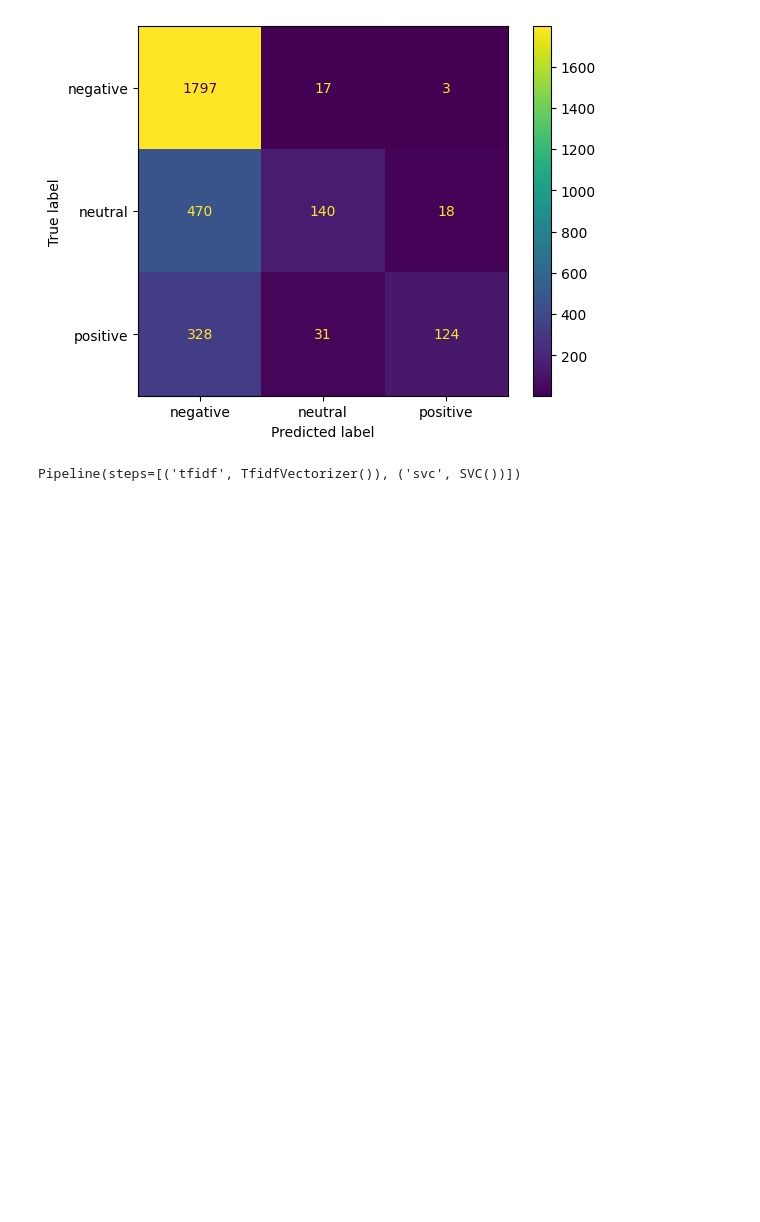
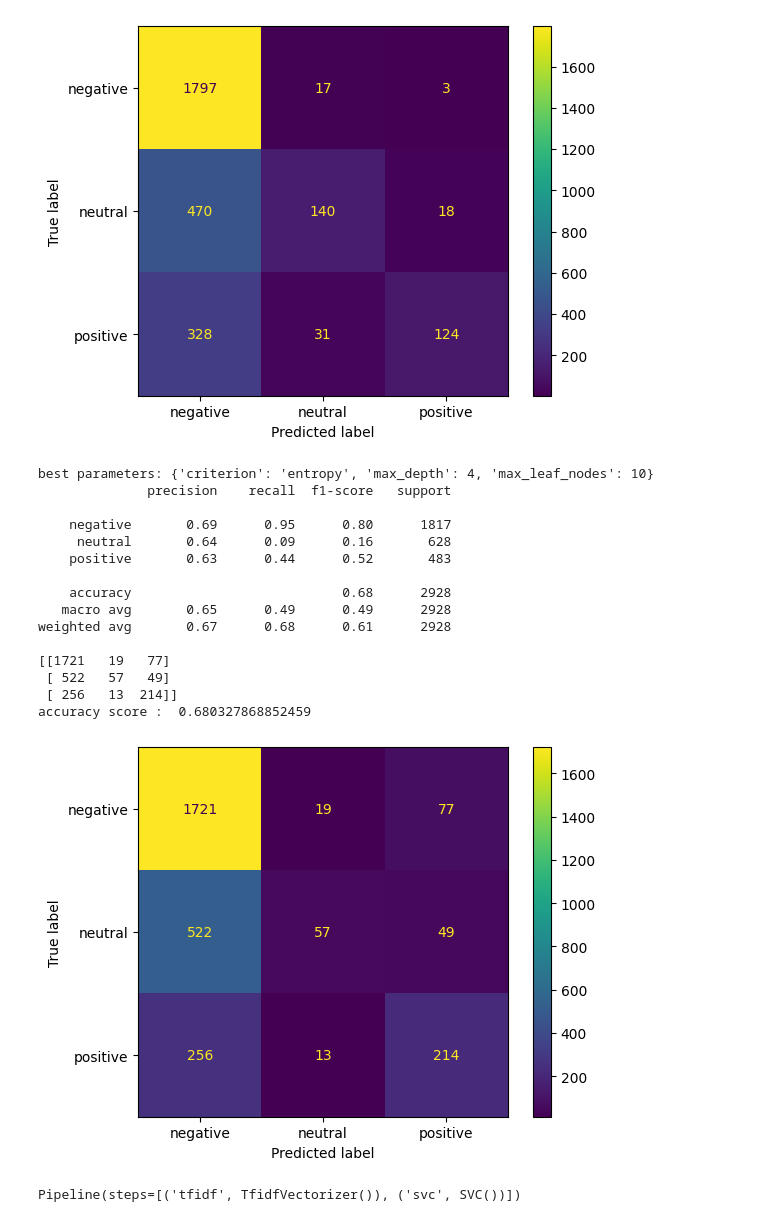
Before and after one commit to Rushikesh419/Machine-learning, a Jupyter notebook: cross_val_text_classifiction.ipynb, the cells around one changed output. Drawn from its saved outputs; the diff is of its cells as text; code cells hidden in the pictures; blank space fills up the shorter version.

```diff
--- a/cross_val_text_classifiction.ipynb
+++ b/cross_val_text_classifiction.ipynb
@@ -121,0 +124,8 @@ nb_grid.best_params_
+# %%
+dec_tree_grid={'criterion':['gini','entropy'],'max_depth':[2,3,4,5,6,7],'max_leaf_nodes':[2,3,4,5,6,7,8,9,10]}
+# %%
+des=DecisionTreeClassifier()
+# %%
+grid_tree=GridSearchCV(des,param_grid=dec_tree_grid)
+# %%
+grid_tree.fit(X_train,y_train)
@@ -189,6 +204,25 @@ weighted avg       0.73      0.70      0.64      2928
  [ 328   31  124]]
 accuracy score :  0.7038934426229508
 [figure]
+# %%
+report(grid_tree)
+# %% [output]
+best parameters: {'criterion': 'entropy', 'max_depth': 4, 'max_leaf_nodes': 10}
+              precision    recall  f1-score   support
+
+    negative       0.69      0.95      0.80      1817
+     neutral       0.64      0.09      0.16       628
+    positive       0.63      0.44      0.52       483
+
+    accuracy                           0.68      2928
+   macro avg       0.65      0.49      0.49      2928
+weighted avg       0.67      0.68      0.61      2928
+
+[[1721   19   77]
+ [ 522   57   49]
+ [ 256   13  214]]
+accuracy score :  0.680327868852459
+[figure, added]
 # %%
 from sklearn.pipeline import Pipeline
 # %%
```
Also changed, not shown: parts of 2 cells of this notebook.
